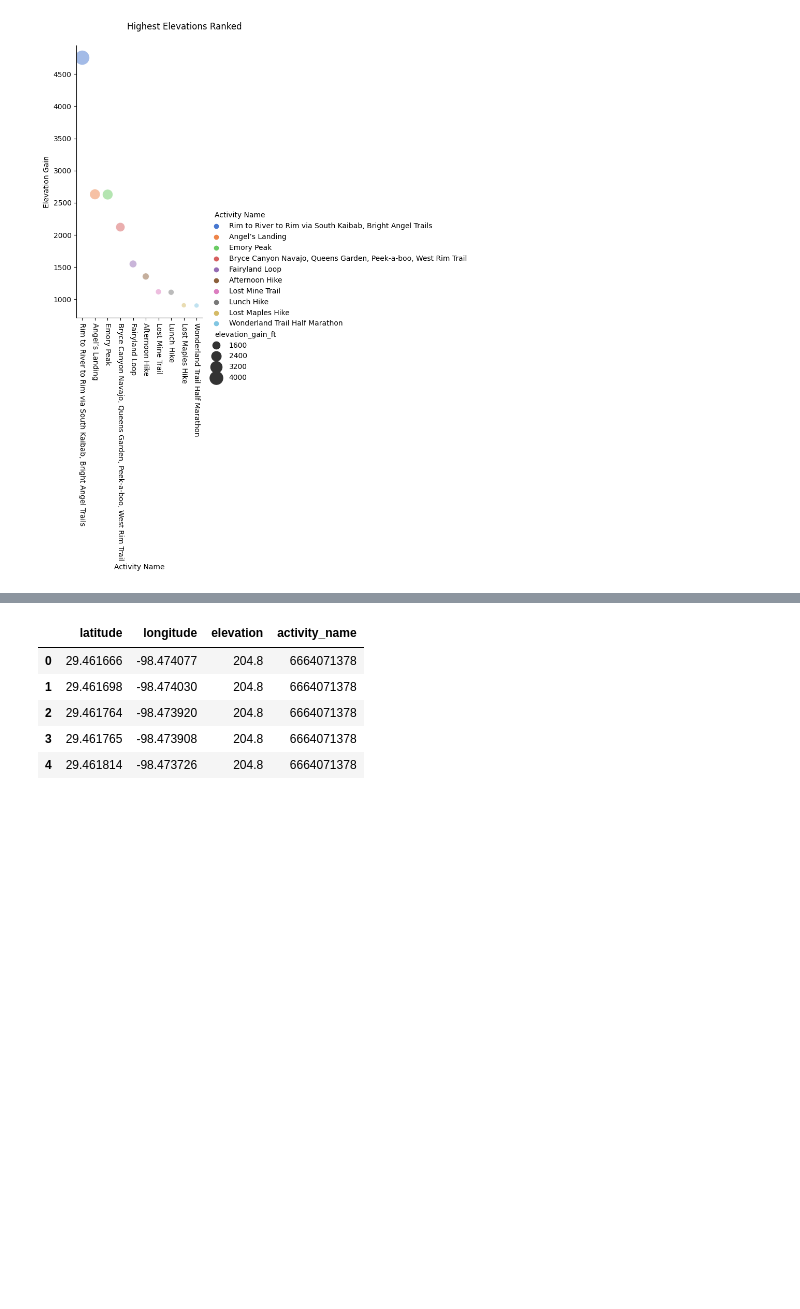
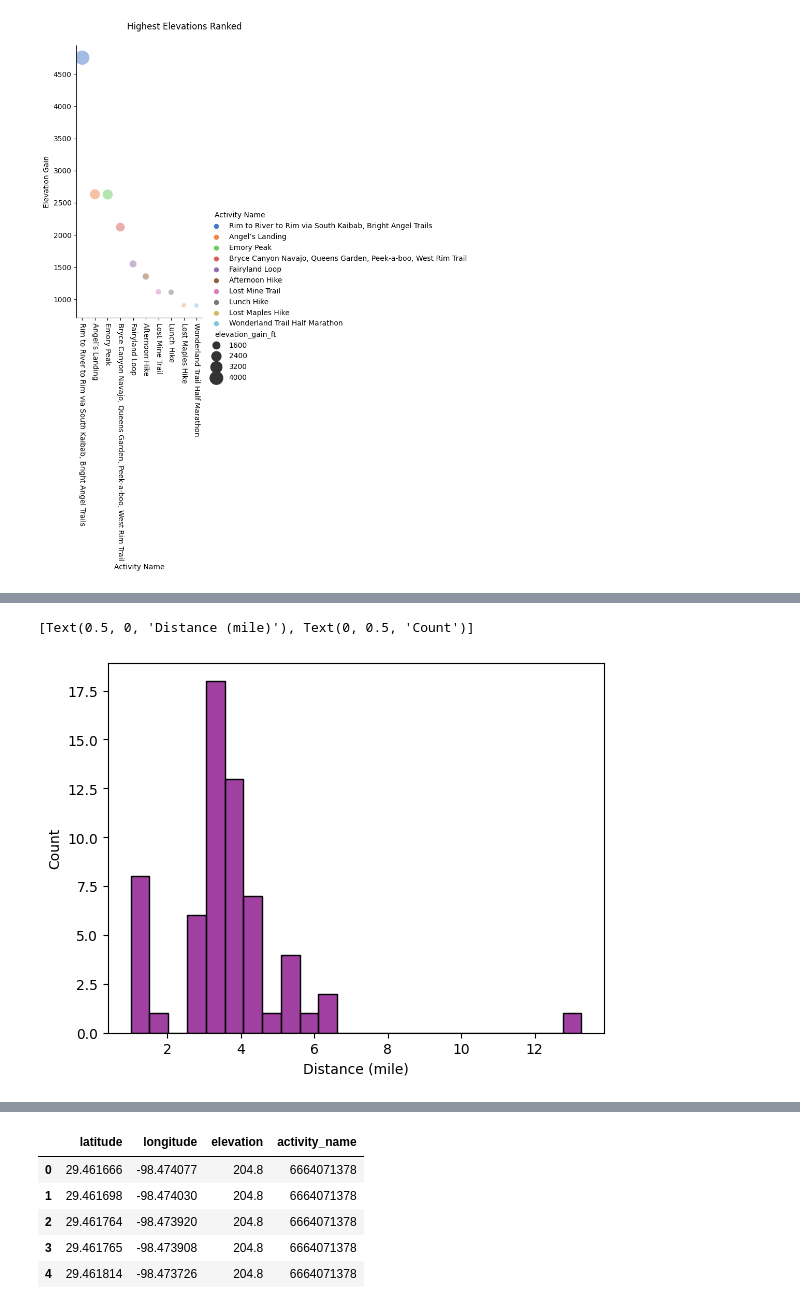
Before and after one commit to dazhaoniel/strava-recap-2022, a Jupyter notebook: strava2022.ipynb, the cells around one changed output, grey strips where cells are left out. Saved outputs shown, nothing was run; the diff lists cells and outputs as text; code cells hidden in the pictures; blank space fills up the shorter version.

```diff
--- a/strava2022.ipynb
+++ b/strava2022.ipynb
@@ -214,3 +214,10 @@ df_run.sort_values(by=['distance_mile'], ascending=False).head()
 | 1241 | 7709973411 | Aug 27, 2022, 3:21:12 PM | Lunch Run | Run | My favorite place to run 🤩 | 3598 | ... |
 | 1174 | 7228057899 | May 30, 2022, 4:55:40 PM | Morning Run | Run | NaN | 4133 | ... |
 | 1226 | 7567121941 | Aug 1, 2022, 11:15:58 PM | Evening Run - Run For Chinatown | Run | NaN | 3267 | ... |
+# %%
+# Distribution of Runs
+g = sns.histplot(x='distance_mile', data=df_run, color='purple')
+g.set(xlabel='Distance (mile)', ylabel='Count')
+# %% [output]
+[Text(0.5, 0, 'Distance (mile)'), Text(0, 0.5, 'Count')]
+[figure, added]
```
Also changed, not shown: parts of 9 cells of this notebook.
